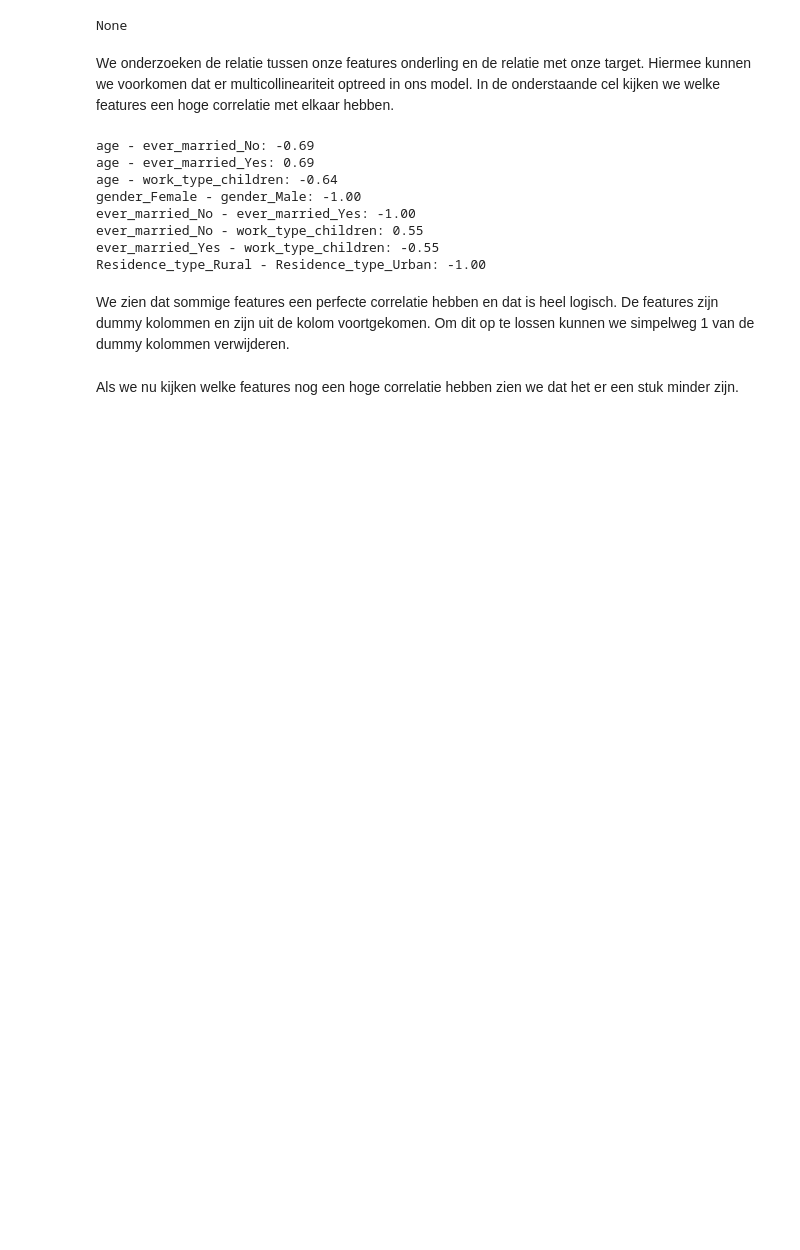
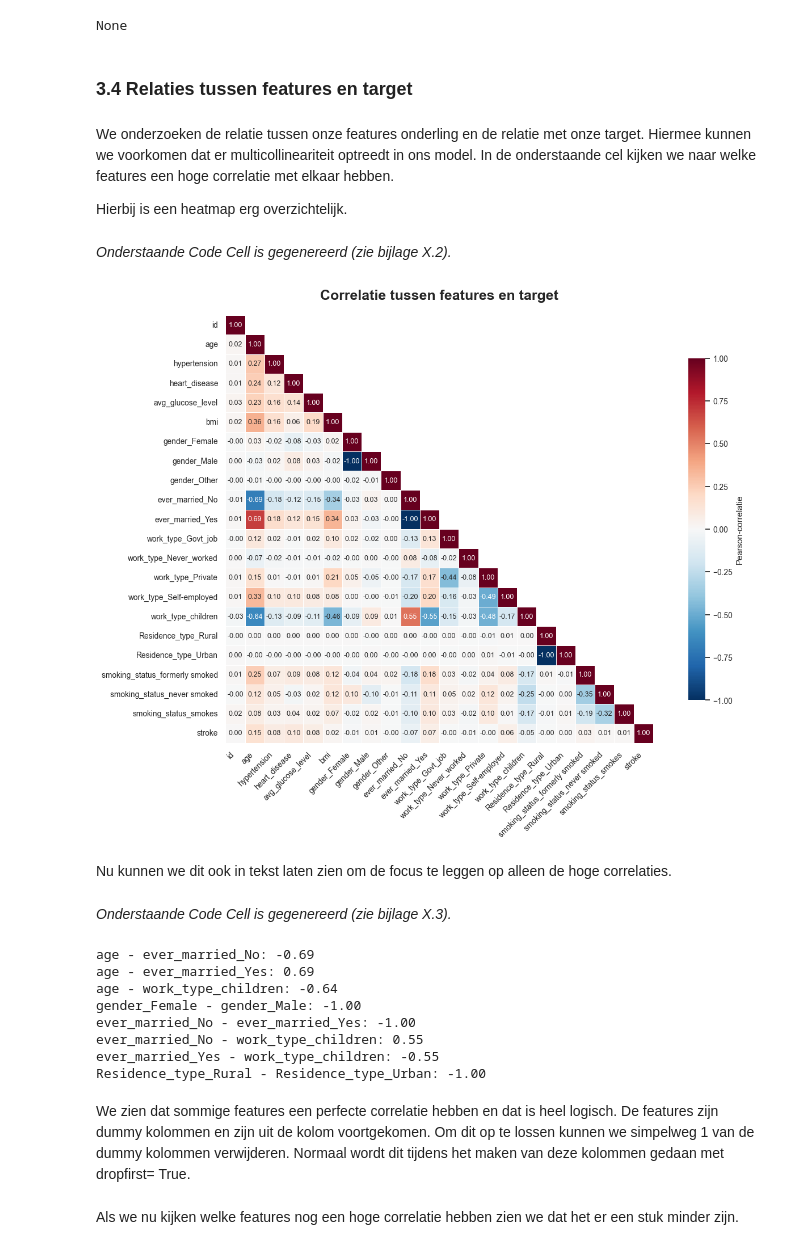
Before and after one commit to ikkekoe08/machine-learning, a Jupyter notebook: portfolio.ipynb, the cells around one changed output. Drawn from its saved outputs; the diff is of its cells as text; code cells hidden in the pictures; blank space fills up the shorter version.

Commit message:
alles mooi gemaakt tot en met knn

```diff
--- a/portfolio.ipynb
+++ b/portfolio.ipynb
@@ -132,8 +189,62 @@ memory usage: 2.3 MB
 | 75% | 54757.500000 | 59.000000 | 0.000000 | 0.000000 | 111.437500 | 32.800000 | 0.000000 |
 | max | 72943.000000 | 82.000000 | 1.000000 | 1.000000 | 281.590000 | 97.600000 | 1.000000 |
 None
+# %% [markdown]
+### 3.4 Relaties tussen features en target
 # %% [markdown]
-We onderzoeken de relatie tussen onze features onderling en de relatie met onze target. Hiermee kunnen we voorkomen dat er multicollineariteit optreed in ons model. In de onderstaande cel kijken we welke features een hoge correlatie met elkaar hebben.
+We onderzoeken de relatie tussen onze features onderling en de relatie met onze target. Hiermee kunnen we voorkomen dat er multicollineariteit optreedt in ons model. In de onderstaande cel kijken we naar welke features een hoge correlatie met elkaar hebben.
+
+Hierbij is een heatmap erg overzichtelijk.
+# %% [markdown]
+*Onderstaande Code Cell is gegenereerd (zie bijlage X.2).*
+# %%
+# Correlatiematrix van alle kolommen
+corr = train.corr()
+
+# Masker voor de bovenste driehoek
+mask = np.triu(np.ones_like(corr, dtype=bool), k=1)
+
+# Figuur instellen
+plt.figure(figsize=(14, 10))
+sns.set_theme(style="white", font_scale=0.9)
+
+# Heatmap maken
+ax = sns.heatmap(
+    corr,
+    mask=mask,
+    annot=True,
+    fmt=".2f",
+    cmap="RdBu_r",
+    vmin=-1,
+    vmax=1,
+    center=0,
+    square=True,
+    linewidths=0.5,
+    linecolor="white",
+    cbar_kws={
+        "shrink": 0.8,
+        "label": "Pearson-correlatie"
+    },
+    annot_kws={"size": 9}
+)
+
+plt.title(
+    "Correlatie tussen features en target",
+    fontsize=18,
+    fontweight="bold",
+    pad=20
+)
+
+plt.xticks(rotation=45, ha="right")
+plt.yticks(rotation=0)
+plt.tight_layout()
+plt.show()
+# %% [output]
+[figure, added]
+# %% [markdown]
+Nu kunnen we dit ook in tekst laten zien om de focus te leggen op alleen de hoge correlaties.
+# %% [markdown]
+*Onderstaande Code Cell is gegenereerd (zie bijlage X.3).*
 # %%
 corr_matrix = train.corr(numeric_only=True)
 
@@ -154,7 +265,7 @@ ever_married_No - work_type_children: 0.55
 ever_married_Yes - work_type_children: -0.55
 Residence_type_Rural - Residence_type_Urban: -1.00
 # %% [markdown]
-We zien dat sommige features een perfecte correlatie hebben en dat is heel logisch. De features zijn dummy kolommen en zijn uit de kolom voortgekomen. Om dit op te lossen kunnen we simpelweg 1 van de dummy kolommen verwijderen.
+We zien dat sommige features een perfecte correlatie hebben en dat is heel logisch. De features zijn dummy kolommen en zijn uit de kolom voortgekomen. Om dit op te lossen kunnen we simpelweg 1 van de dummy kolommen verwijderen. Normaal wordt dit tijdens het maken van deze kolommen gedaan met dropfirst= True.
 # %%
 drop_columns = ['gender_Female', 'ever_married_No', 'Residence_type_Rural', 'smoking_status_never smoked', 'work_type_Private']
 
```
Also changed, not shown: parts of 69 cells of this notebook.
